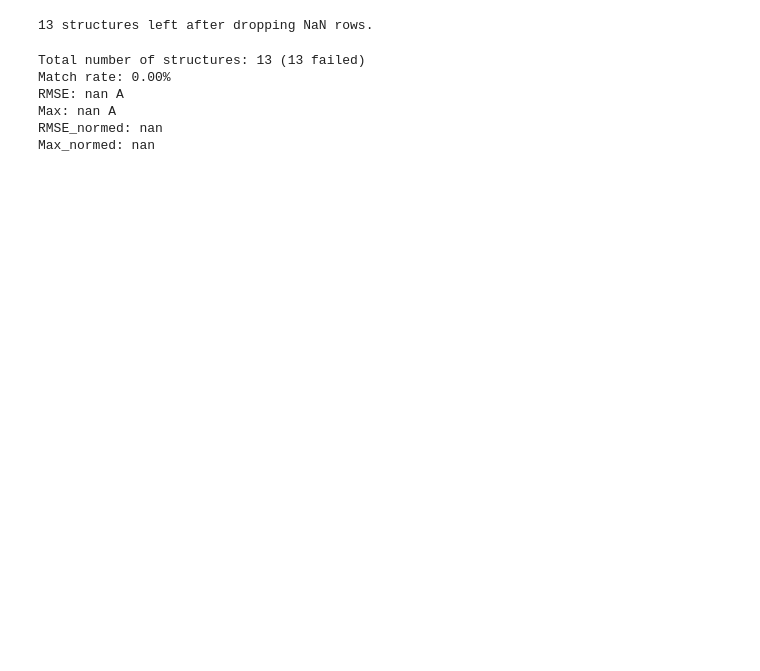
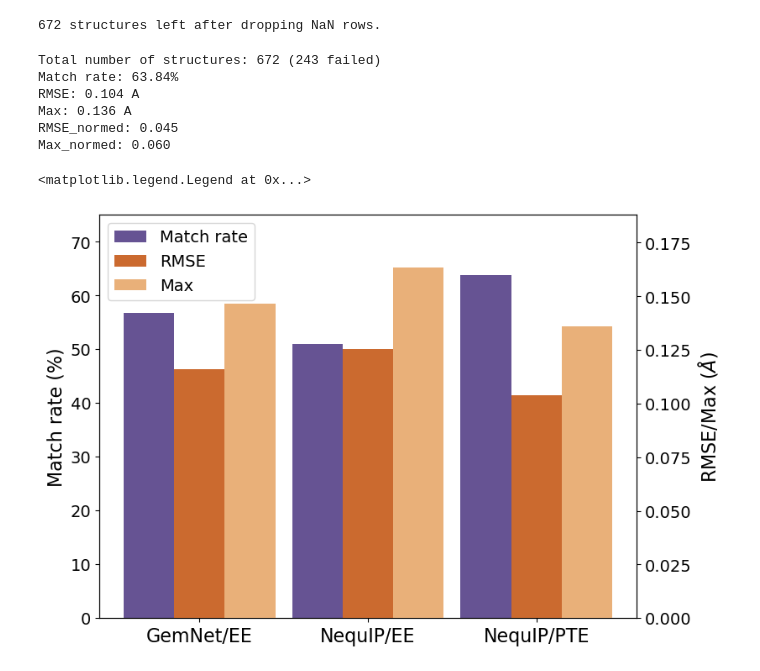
Before and after one commit to zhongpc/chggen, a Jupyter notebook: host_gen/validation/statistics_analysis.ipynb, the cells around one changed output. Saved outputs shown, nothing was run; the diff lists cells and outputs as text; code cells hidden in the pictures; blank space fills up the shorter version.

```diff
--- a/host_gen/validation/statistics_analysis.ipynb
+++ b/host_gen/validation/statistics_analysis.ipynb
@@ -16,15 +16,19 @@ from pymatgen.core import Structure
 from pymatgen.analysis.structure_matcher import StructureMatcher
 
 device = torch.device('cuda:6')
+
+rms_list = []
+max_list = []
+match_rate_list = []
 # %%
 # Load data
-df = pd.read_csv('../data/inpaint/data_inpaint_no_scaling_step_5.csv', keep_default_na=False, na_values=[''])
+df = pd.read_csv('../data/data_inpaint.csv', keep_default_na=False, na_values=[''])
 
 # Drop rows with float NaN in cif_recon colume for checking before structures completely done.
 df = df.dropna(subset=['cif_inpaint'])
 print(f"{len(df)} structures left after dropping NaN rows.")
 
-structures_ori = df['cif'].to_list()
+structures_ori = df['cif_ori'].to_list()
 structures_recon = df['cif_inpaint'].to_list()
 
 # Convert cif to pymatgen structure
@@ -38,7 +42,7 @@ structures_recon = [
     for s in tqdm(structures_recon)
 ]
 # %% [output]
-13 structures left after dropping NaN rows.
+672 structures left after dropping NaN rows.
 # %%
 # Compute RMSE between the predicted and the target Li positions.
 rmss_normed, maxs_normed, rmss, maxs = [], [], [], []
@@ -79,13 +83,58 @@ print(f"RMSE: {np.nanmean(rmss):.3f} A")
 print(f"Max: {np.nanmean(maxs):.3f} A")
 print(f"RMSE_normed: {np.nanmean(rmss_normed):.3f}")
 print(f"Max_normed: {np.nanmean(maxs_normed):.3f}")
+
+# Save the results for plotting
+rms_list.append(np.nanmean(rmss))
+max_list.append(np.nanmean(maxs))
+match_rate_list.append((1-len(failed_structures)/len(rmss))*100)
 # %% [output]
-Total number of structures: 13 (13 failed)
-Match rate: 0.00%
-RMSE: nan A
-Max: nan A
-RMSE_normed: nan
-Max_normed: nan
+Total number of structures: 672 (243 failed)
+Match rate: 63.84%
+RMSE: 0.104 A
+Max: 0.136 A
+RMSE_normed: 0.045
+Max_normed: 0.060
+# %%
+# Plot bar graph
+xs = ['GemNet/EE', 'NequIP/EE', 'NequIP/PTE']
+labels = ['Match rate', 'RMSE', 'Max']
+
+x1 = np.arange(len(xs))
+x2 = [i + 0.3 for i in x1]
+x3 = [i + 0.3 for i in x2]
+
+fig = plt.figure(figsize=(8, 6))
+ax = fig.add_axes([0.15,0.15,0.8,0.8])
+
+# Specify color for each bar graph
+ax.bar(x1, match_rate_list, width = 0.3, label=labels[0], color='#665393')     #3e5d70 #6fae45
+ax2 = ax.twinx()
+ax2.bar(x2, rms_list, width = 0.3, label=labels[1], color='#cb6a2f')           #e57259 #4474c4
+ax2.bar(x3, max_list, width = 0.3, label=labels[2], color='#e9b079')           #faaf78 #589cd6
+
+ax.set_ylabel('Match rate (%)', fontsize=16)
+ax2.set_ylabel('RMSE/Max ($\AA$)', fontsize=16)
+
+# Change x ticks to labels
+ax.set_xticks(x2)
+ax.set_xticklabels(xs, fontsize=16)
+
+ax.tick_params(axis='y', which='major', labelsize=14)
+ax2.tick_params(axis='y', which='major', labelsize=14)
+
+# Change lim
+ax.set_ylim([0, 75])
+ax2.set_ylim([0, 0.188])
+
+
+# Show legend together
+lines, labels = ax.get_legend_handles_labels()
+lines2, labels2 = ax2.get_legend_handles_labels()
+ax2.legend(lines + lines2, labels + labels2, loc='upper left', fontsize=14)
+# %% [output]
+<matplotlib.legend.Legend at 0x...>
+[figure, added]
 # %%
 # Compute histogram for rmss and max using numpy
 
```
Also changed, not shown: parts of 2 cells of this notebook, 5 other files.
